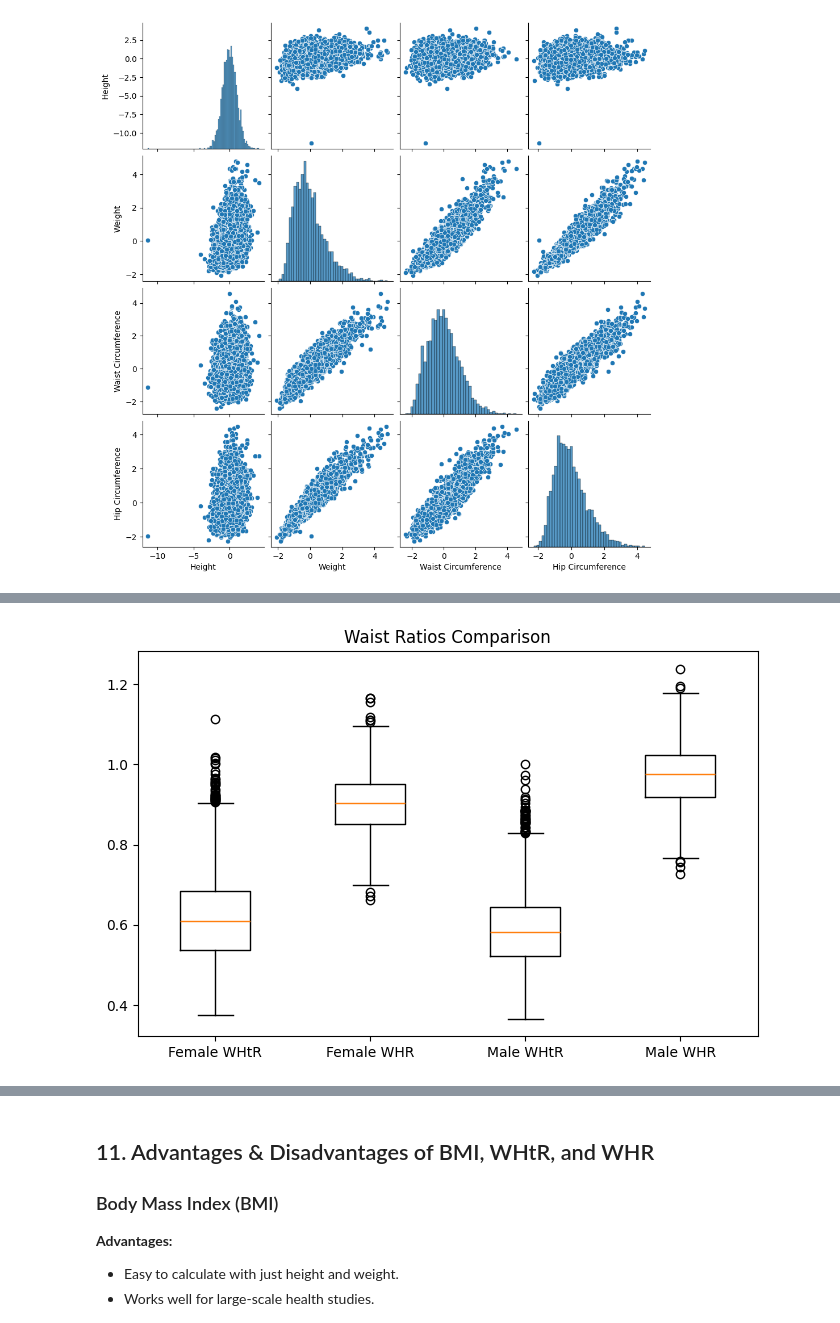
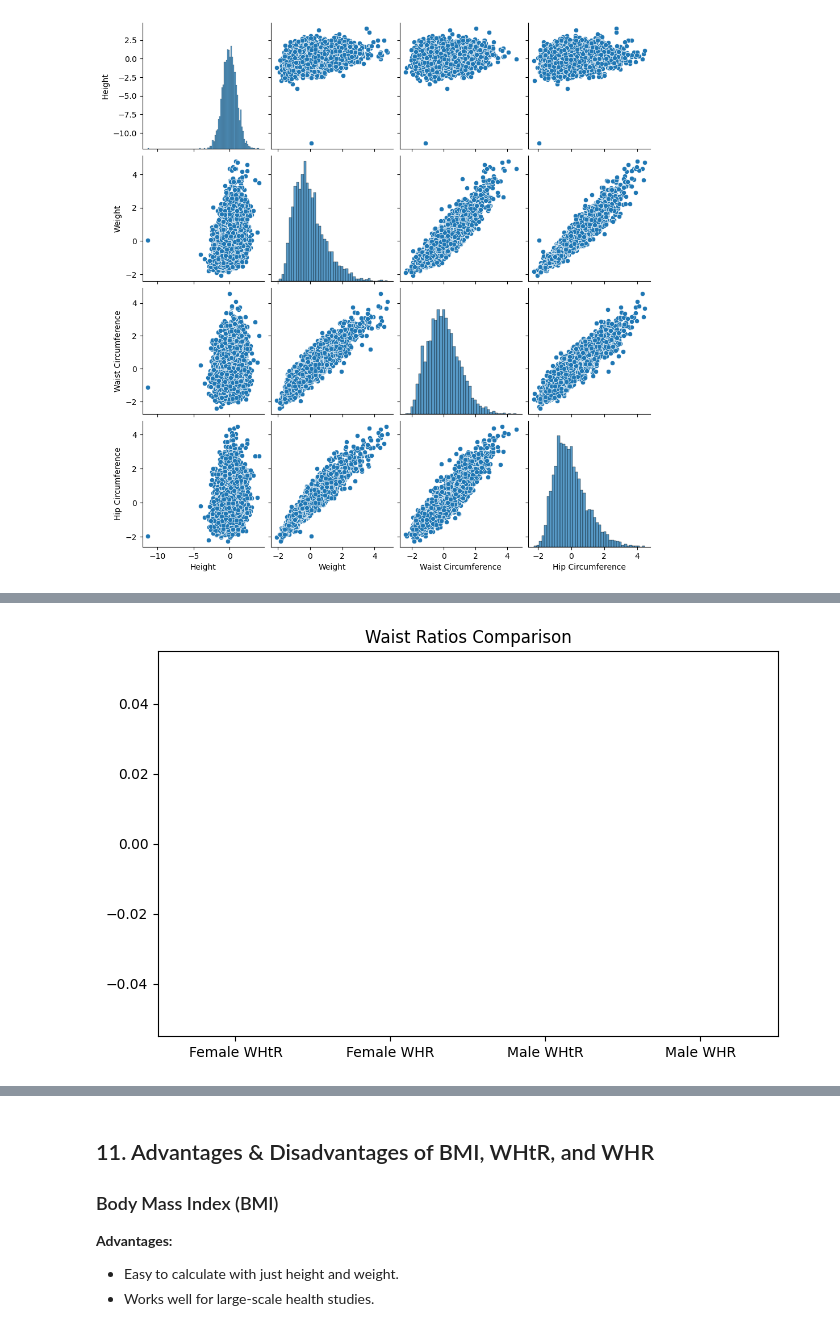
Before and after one commit to SasmitMalhotra/Capstone1_NHANES, a Jupyter notebook: Capstone 1.ipynb, the cells around one changed output, grey strips where cells are left out. Cells and saved outputs as stored; diff of their text form; code cells hidden in the pictures.

```diff
--- a/Capstone 1.ipynb
+++ b/Capstone 1.ipynb
@@ -103,12 +103,12 @@ male = np.column_stack((male, male[:, 6] / male[:, 1], male[:, 6] / male[:, 5]))
 # %%
 ## Step 8: Boxplot for Ratios
 plt.figure(figsize=(8, 5))
-plt.boxplot([female[:, 7], female[:, 8], male[:, 7], male[:, 8]],
-            labels=["Female WHtR", "Female WHR", "Male WHtR", "Male WHR"])
+plt.boxplot([female[:, 6], female[:, 6], male[:, 6], male[:, 6]],
+            tick_labels=["Female WHtR", "Female WHR", "Male WHtR", "Male WHR"])
 plt.title("Waist Ratios Comparison")
 plt.show()
 # %% [output]
-[figure, old version]
+[figure, new version]
 # %%
 ## Step 9: Compare BMI
 female_bmi = female[:, 0] / ((female[:, 1] / 100) ** 2)
```
Also changed, not shown: parts of 4 cells of this notebook.
